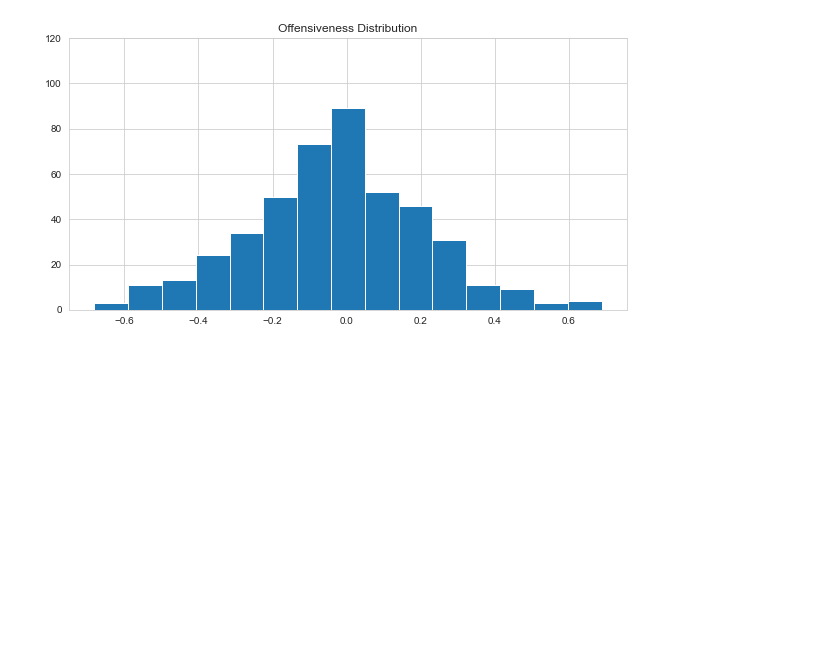
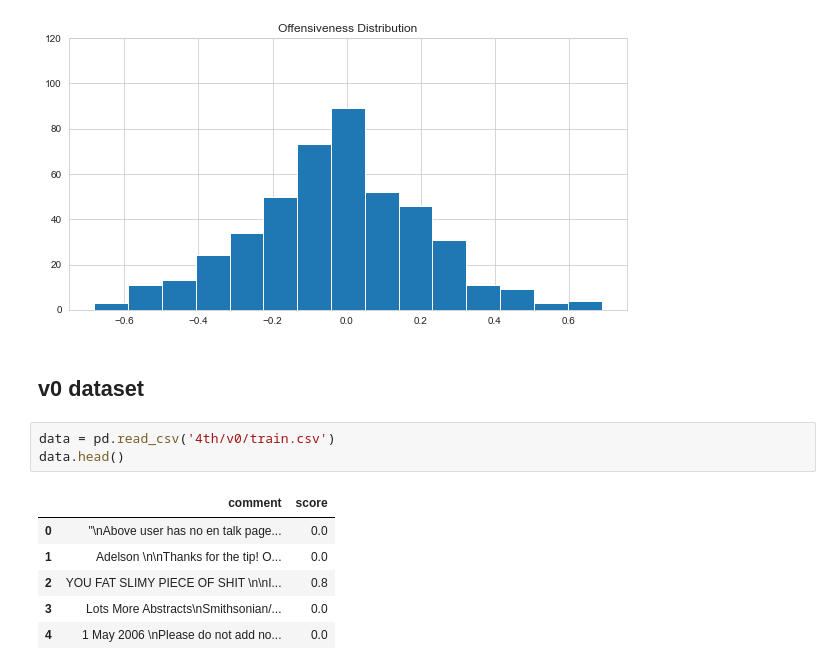
Before and after one commit to team-ok-nlp/jigsaw-toxic-competition, a Jupyter notebook: data/EDA.ipynb, the cells around one changed output. Drawn from its saved outputs; the diff is of its cells as text; blank space fills up the shorter version.

```diff
--- a/data/EDA.ipynb
+++ b/data/EDA.ipynb
@@ -377,3 +377,15 @@ ax.set_title('Offensiveness Distribution')
 plt.show()
 # %% [output]
 [figure]
+# %% [markdown]
+## v0 dataset
+# %%
+data = pd.read_csv('4th/v0/train.csv')
+data.head()
+# %% [output]
+|  | comment | score |
+| 0 | "\nAbove user has no en talk page... | 0.0 |
+| 1 | Adelson \n\nThanks for the tip! O... | 0.0 |
+| 2 | YOU FAT SLIMY PIECE OF SHIT \n\nI... | 0.8 |
+| 3 | Lots More Abstracts\nSmithsonian/... | 0.0 |
+| 4 | 1 May 2006 \nPlease do not add no... | 0.0 |
```
Also changed, not shown: parts of 1 cell of this notebook, 1 other file.
